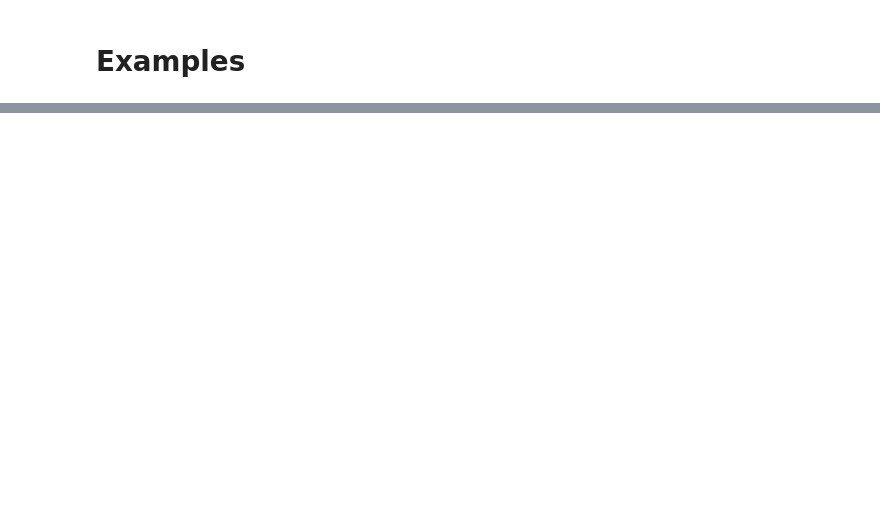
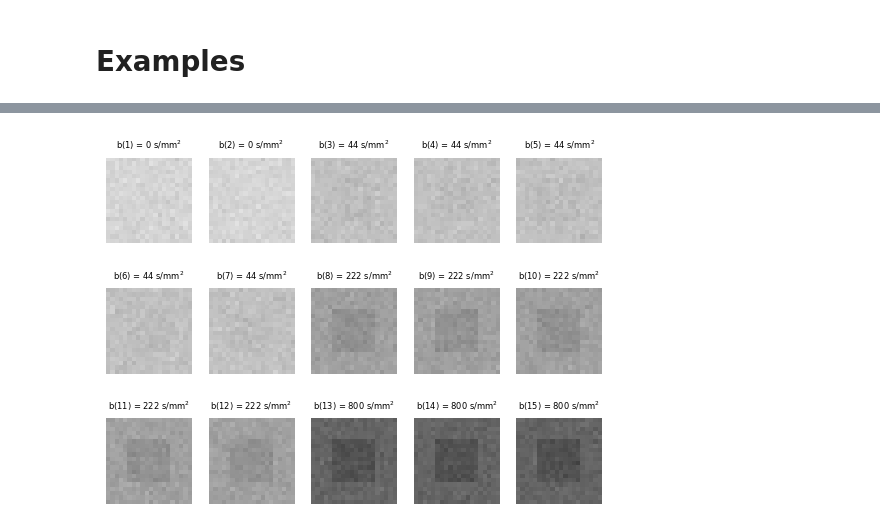
Before and after one commit to oscarjalnefjord/ivim, a Jupyter notebook: docs/examples.ipynb, the cells around one changed output, grey strips where cells are left out. Drawn from its saved outputs; the diff is of its cells as text; code cells hidden in the pictures; blank space fills up the shorter version.

```diff
--- a/docs/examples.ipynb
+++ b/docs/examples.ipynb
@@ -79,0 +17,11 @@ ax.set_zlim([-0.5e-3,0.5e-3]);
+# %%
+D = [0.8e-3, 1.0e-3]
+f = [0.1, 0.15]
+Dstar = [20e-3, 15e-3]
+regime = ivim.models.DIFFUSIVE_REGIME
+bmax = 800
+res = ivim.optimize.crlb(D, f, regime, bmax=bmax, Dstar=Dstar)
+bopt = np.round(res[0])
+aopt = res[1]
+print(f'b-values:    {bopt} s/mm2')
+print(f'Proportions: {np.round(aopt*100)} %')
@@ -79,0 +33,12 @@ ax.set_zlim([-0.5e-3,0.5e-3]);
+# %%
+n = 15
+print('Acquisitions at each b-value')
+for ai,bi in zip(aopt,bopt):
+    print(f'{int(bi):3d}: {int(np.round(ai*n))}')
+
+b = np.repeat(bopt.T,np.round(aopt*n).astype(int))
+print(f'\nResulting b-value scheme: {b} s/mm2')
+
+# Write the result to a bval file
+bval_file = os.path.join(folder,'example.bval')
+ivim.io.base.write_bval(bval_file, b)
@@ -79,0 +57,24 @@ ax.set_zlim([-0.5e-3,0.5e-3]);
+# %%
+sz = [20,20,100]
+pars = ['D','f','Dstar']
+files_sim = {}
+for par, vals in zip(pars, [D, f, Dstar]):
+    im = vals[0] * np.ones(sz)
+    im[sz[0]//4:3*sz[0]//4,sz[1]//4:3*sz[1]//4,:] = vals[1]
+    files_sim[par] = os.path.join(folder, f'sim_{par}.nii.gz')
+    ivim.io.base.write_im(files_sim[par], im)
+
+noise_sigma = 1/40 # SNR = 40, given S0 = 1 as default
+outbase_sim = os.path.join(folder,'ivim_sim')
+ivim.sim.noise(files_sim['D'], files_sim['f'], regime, bval_file, noise_sigma, outbase_sim, Dstar_file = files_sim['Dstar'])
+im_file = outbase_sim + '.nii.gz'
+# %%
+im = ivim.io.base.read_im(im_file)
+
+fig,axes = plt.subplots(n//5,5)
+for i,ax in enumerate(axes.flatten()):
+    ax.imshow(im[...,0,i], cmap='gray', vmin=0, vmax=1.2)
+    ax.axis('off')
+    ax.set_title(f'b({i+1}) = {int(b[i]):d} s/mm$^2$', fontsize = 6)
+# %% [output]
+[figure, added]
```
Also changed, not shown: parts of 25 cells of this notebook, 38 other files.
